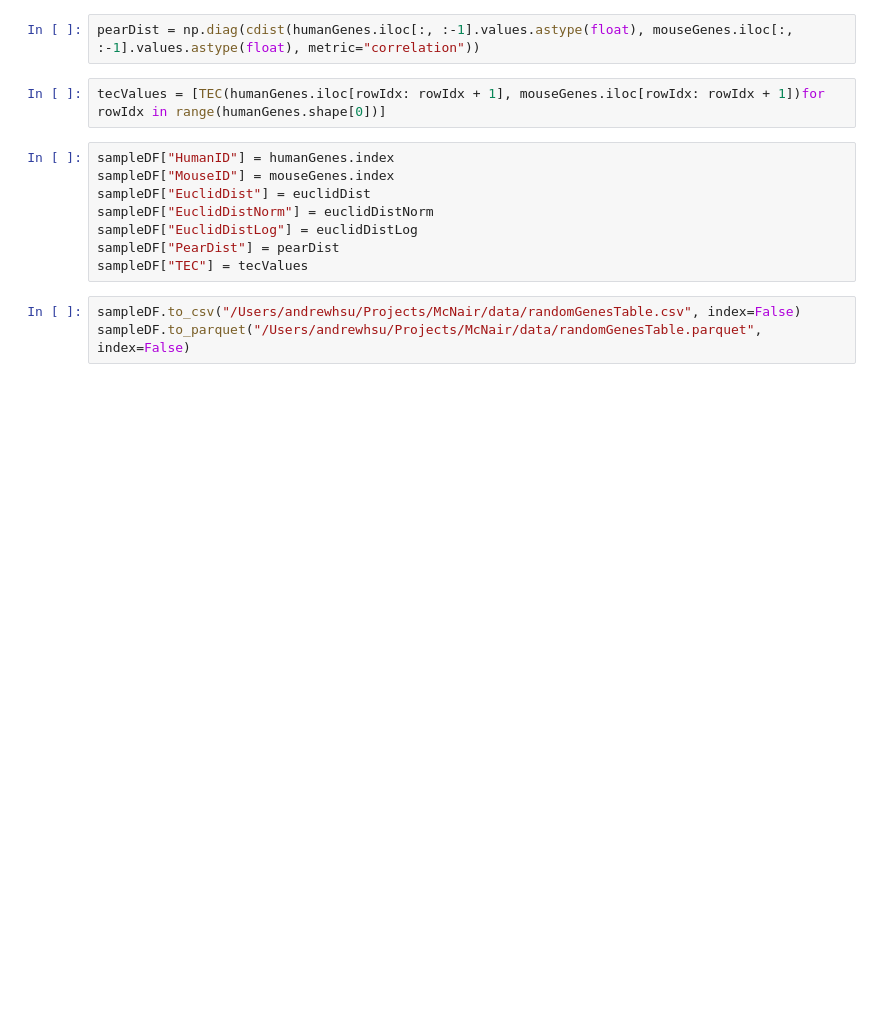
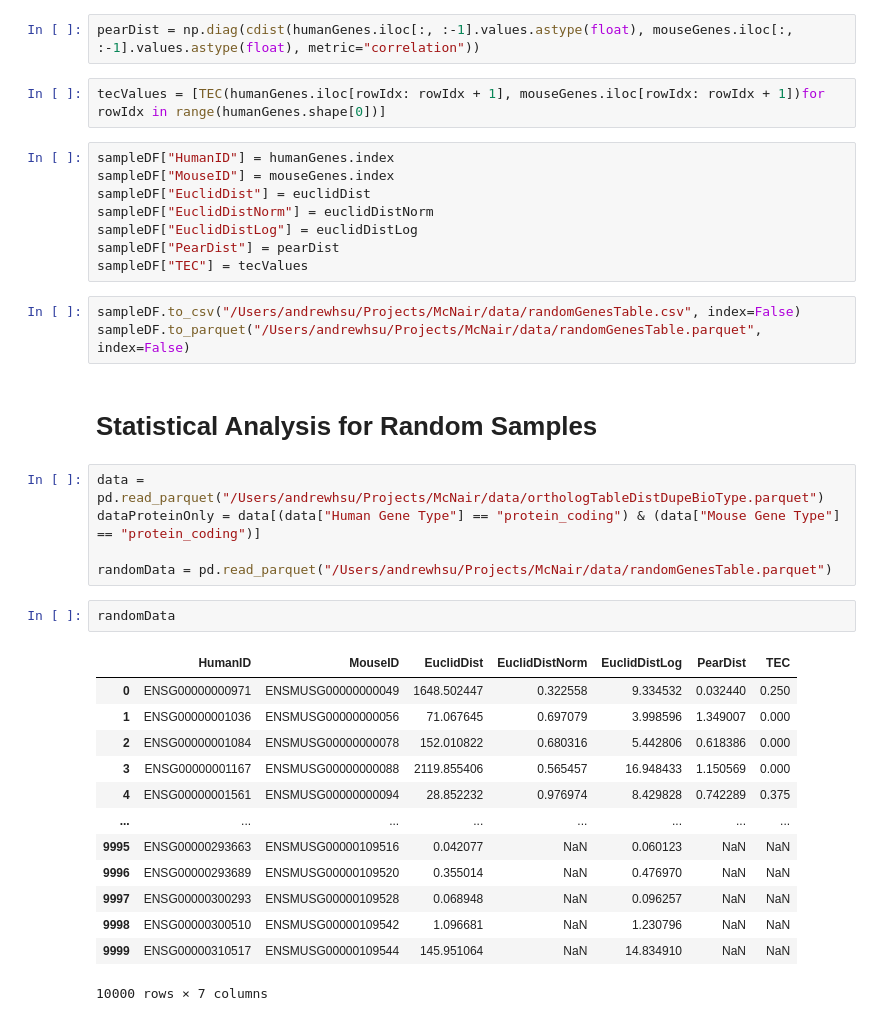
Before and after one commit to AndrewH72/Gene-Duplication, a Jupyter notebook: scripts/dataAnalysis.ipynb, the cells around one changed output. Drawn from its saved outputs; the diff is of its cells as text; blank space fills up the shorter version.

Commit message:
added a line to the distances table for random

```diff
--- a/scripts/dataAnalysis.ipynb
+++ b/scripts/dataAnalysis.ipynb
@@ -511,3 +511,26 @@ sampleDF["TEC"] = tecValues
 # %%
 sampleDF.to_csv("/Users/andrewhsu/Projects/McNair/data/randomGenesTable.csv", index=False)
 sampleDF.to_parquet("/Users/andrewhsu/Projects/McNair/data/randomGenesTable.parquet", index=False)
+# %% [markdown]
+# Statistical Analysis for Random Samples
+# %%
+data = pd.read_parquet("/Users/andrewhsu/Projects/McNair/data/orthologTableDistDupeBioType.parquet")
+dataProteinOnly = data[(data["Human Gene Type"] == "protein_coding") & (data["Mouse Gene Type"] == "protein_coding")]
+
+randomData = pd.read_parquet("/Users/andrewhsu/Projects/McNair/data/randomGenesTable.parquet")
+# %%
+randomData
+# %% [output]
+|  | HumanID | MouseID | EuclidDist | EuclidDistNorm | EuclidDistLog | PearDist | TEC |
+| 0 | ENSG00000000971 | ENSMUSG00000000049 | 1648.502447 | 0.322558 | 9.334532 | 0.032440 | 0.250 |
+| 1 | ENSG00000001036 | ENSMUSG00000000056 | 71.067645 | 0.697079 | 3.998596 | 1.349007 | 0.000 |
+| 2 | ENSG00000001084 | ENSMUSG00000000078 | 152.010822 | 0.680316 | 5.442806 | 0.618386 | 0.000 |
+| 3 | ENSG00000001167 | ENSMUSG00000000088 | 2119.855406 | 0.565457 | 16.948433 | 1.150569 | 0.000 |
+| 4 | ENSG00000001561 | ENSMUSG00000000094 | 28.852232 | 0.976974 | 8.429828 | 0.742289 | 0.375 |
+| ... | ... | ... | ... | ... | ... | ... | ... |
+| 9995 | ENSG00000293663 | ENSMUSG00000109516 | 0.042077 | NaN | 0.060123 | NaN | NaN |
+| 9996 | ENSG00000293689 | ENSMUSG00000109520 | 0.355014 | NaN | 0.476970 | NaN | NaN |
+| 9997 | ENSG00000300293 | ENSMUSG00000109528 | 0.068948 | NaN | 0.096257 | NaN | NaN |
+| 9998 | ENSG00000300510 | ENSMUSG00000109542 | 1.096681 | NaN | 1.230796 | NaN | NaN |
+| 9999 | ENSG00000310517 | ENSMUSG00000109544 | 145.951064 | NaN | 14.834910 | NaN | NaN |
+10000 rows × 7 columns
```
Also changed, not shown: parts of 5 cells of this notebook, 2 other files.
